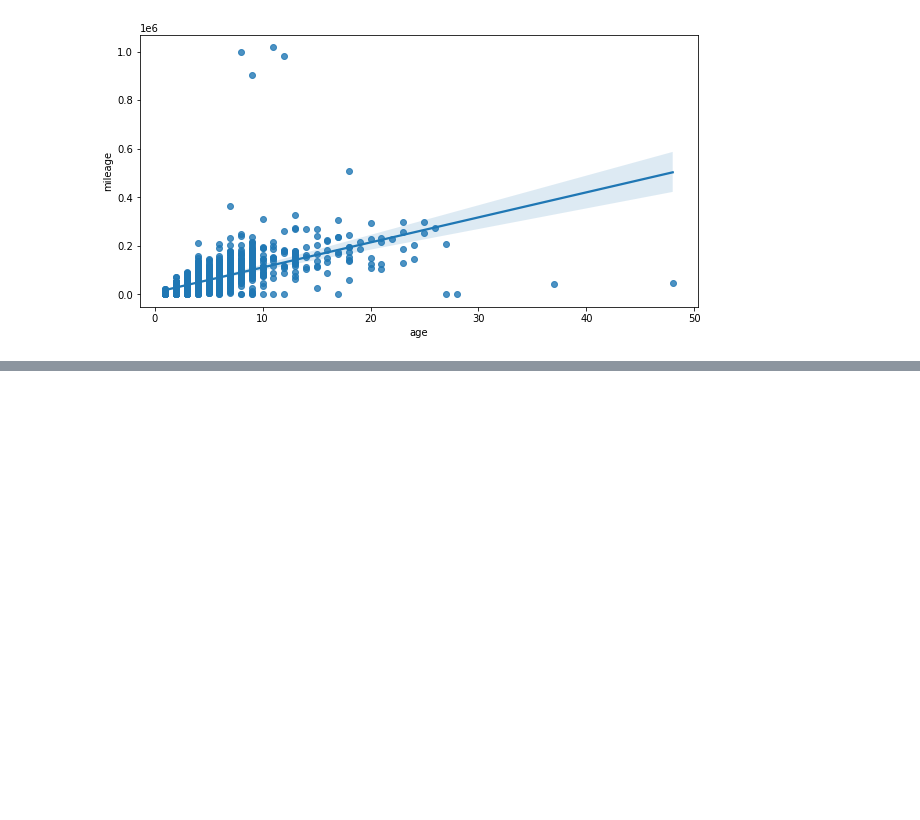
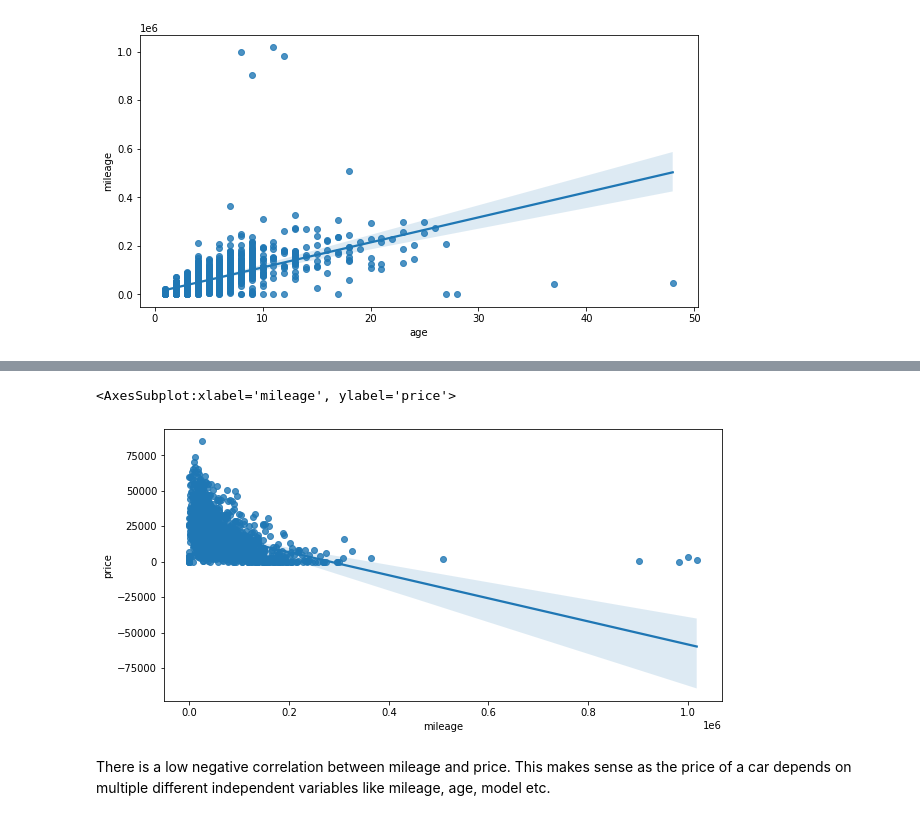
Before and after one commit to arjneal/DataScience, a Jupyter notebook: data_analytics/code_files/car_sales.ipynb, the cells around one changed output, grey strips where cells are left out. Drawn from its saved outputs; the diff is of its cells as text; code cells hidden in the pictures; blank space fills up the shorter version.

```diff
--- a/data_analytics/code_files/car_sales.ipynb
+++ b/data_analytics/code_files/car_sales.ipynb
@@ -228,0 +255,9 @@ gdf["age"].corr(gdf["price"])
+# %%
+import seaborn as sns
+fig = plt.figure(figsize = (10, 5))
+sns.regplot(x = clean_df.mileage, y = clean_df.price)
+# %% [output]
+<AxesSubplot:xlabel='mileage', ylabel='price'>
+[figure, added]
+# %% [markdown]
+There is a low negative correlation between mileage and price. This makes sense as the price of a car depends on multiple different independent variables like mileage, age, model etc.
```
Also changed, not shown: parts of 24 cells of this notebook.
